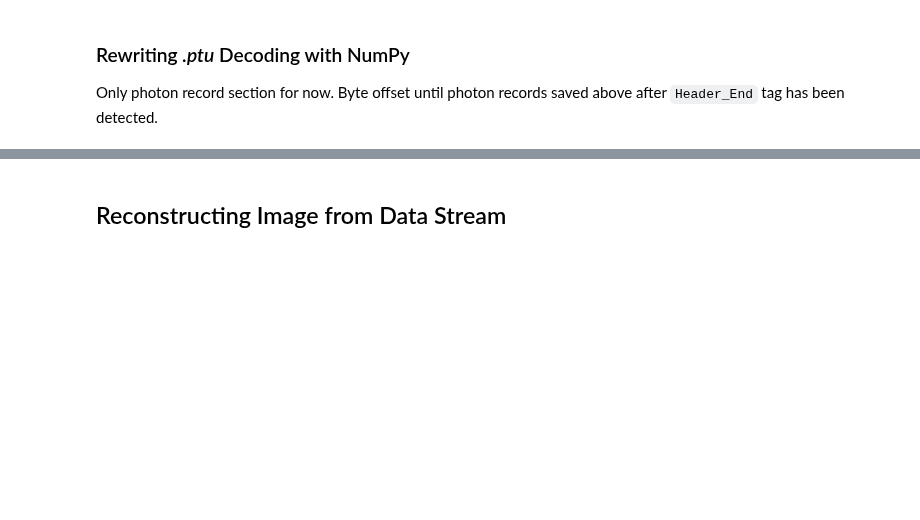
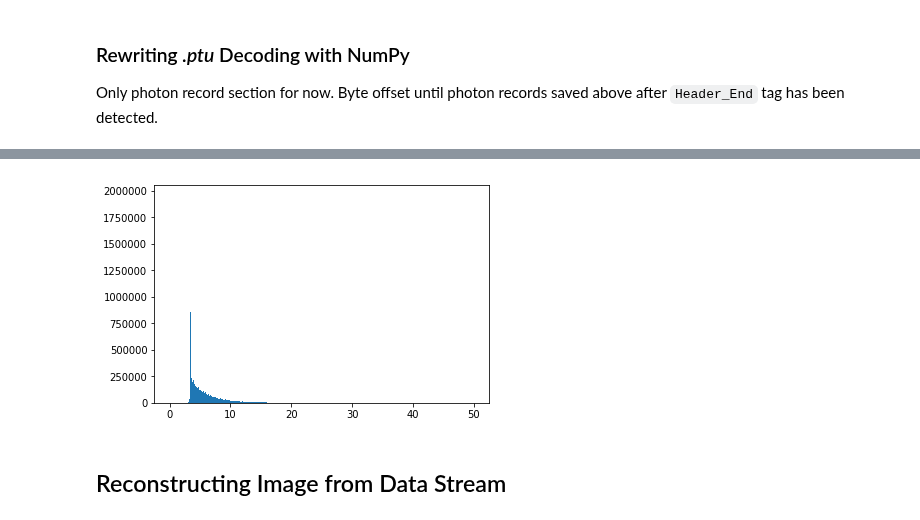
Before and after one commit to Tomkaehst/PhasorFLIM, a Jupyter notebook: app/PicoQuant PTU Decoding and Fitting.ipynb, the cells around one changed output, grey strips where cells are left out. Cells and saved outputs as stored; diff of their text form; code cells hidden in the pictures; blank space fills up the shorter version.

```diff
--- a/app/PicoQuant PTU Decoding and Fitting.ipynb
+++ b/app/PicoQuant PTU Decoding and Fitting.ipynb
@@ -299,3 +314,8 @@ plt.show()
+# %%
+plt.hist(flimarray['nanotime'], bins=500, range = (0, 50))
+plt.show()
+# %% [output]
+[figure, added]
 # %% [markdown]
 ## Reconstructing Image from Data Stream
 # %%
```
Also changed, not shown: parts of 12 cells of this notebook, 5 other files.
